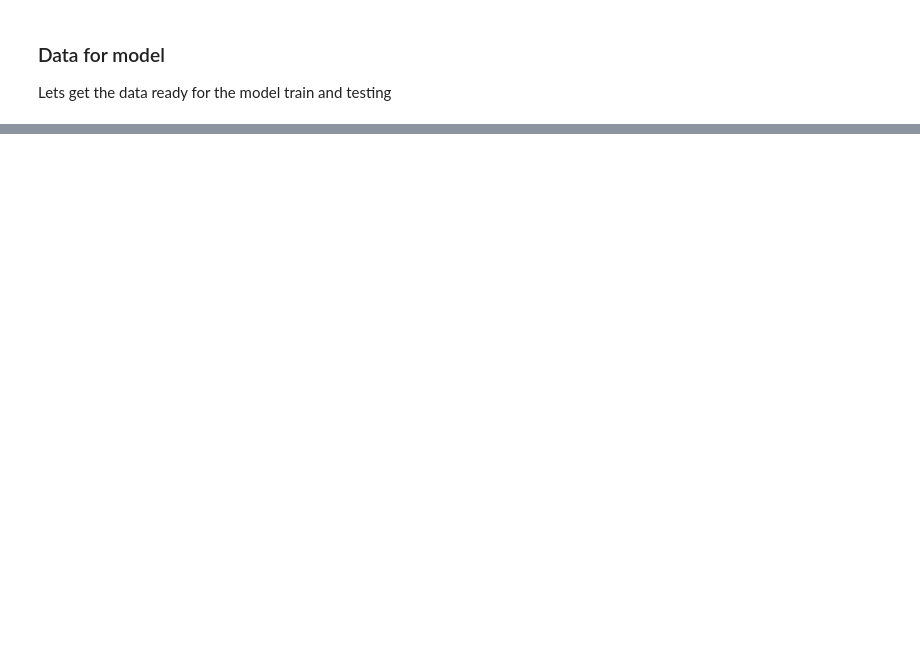
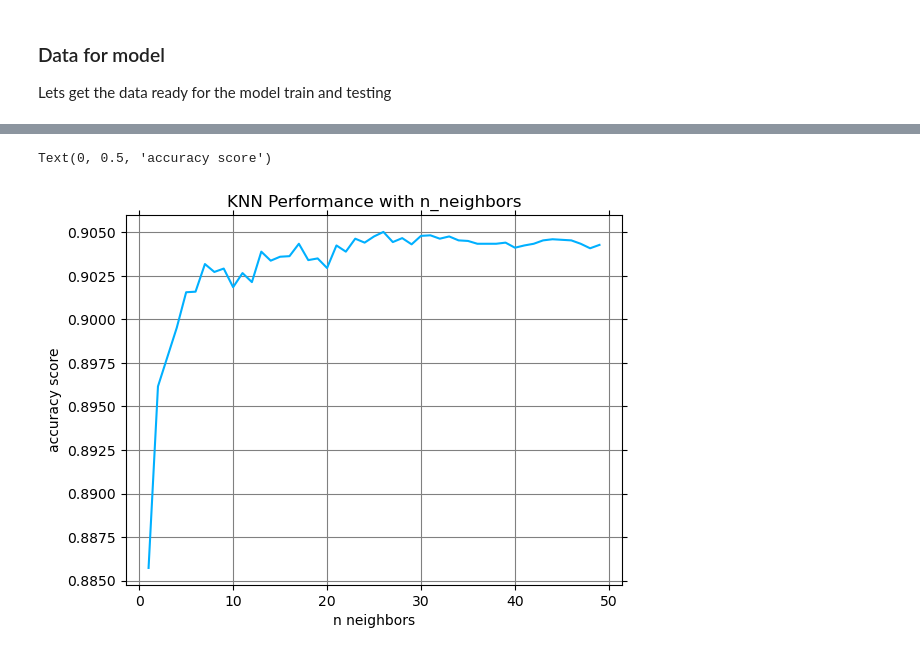
Before and after one commit to trguduru/bank_marketing_prediction, a Jupyter notebook: classification_models_analysis.ipynb, the cells around one changed output, grey strips where cells are left out. Saved outputs shown, nothing was run; the diff lists cells and outputs as text; code cells hidden in the pictures; blank space fills up the shorter version.

```diff
--- a/classification_models_analysis.ipynb
+++ b/classification_models_analysis.ipynb
@@ -363,0 +463,12 @@ print(accuracy_score(y_test,knn.predict(X_test)))
+# %%
+# create a dataframe of GridSearchCV results
+gs_df = pd.DataFrame(gridSearchCV.cv_results_,columns=gridSearchCV.cv_results_.keys())
+
+plt.title('KNN Performance with n_neighbors')
+plt.plot(gs_df['param_n_neighbors'],gs_df['mean_test_score'])
+plt.grid()
+plt.xlabel("n neighbors")
+plt.ylabel("accuracy score")
+# %% [output]
+Text(0, 0.5, 'accuracy score')
+[figure, added]
```
Also changed, not shown: parts of 55 cells of this notebook, 12 other files.
